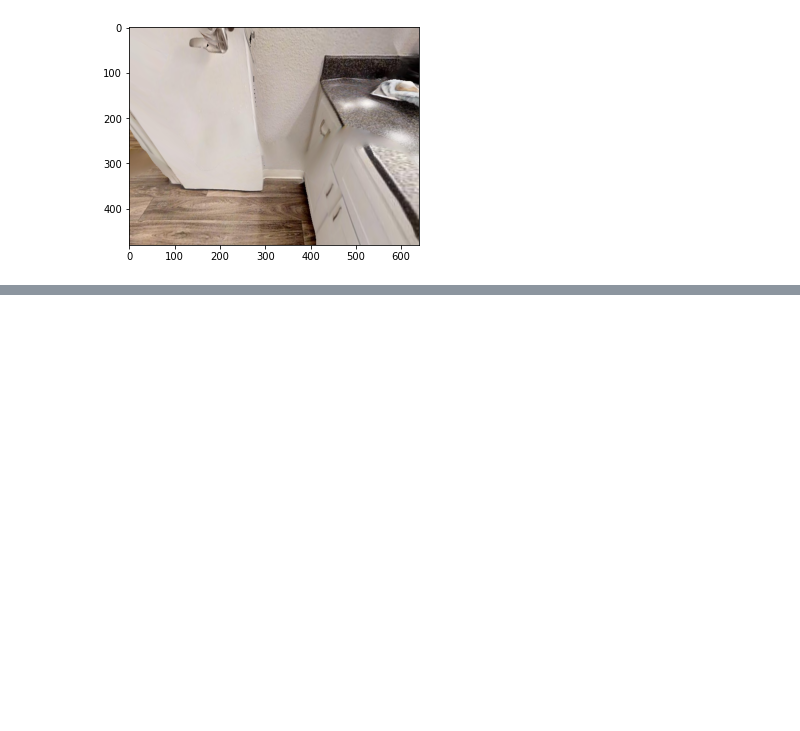
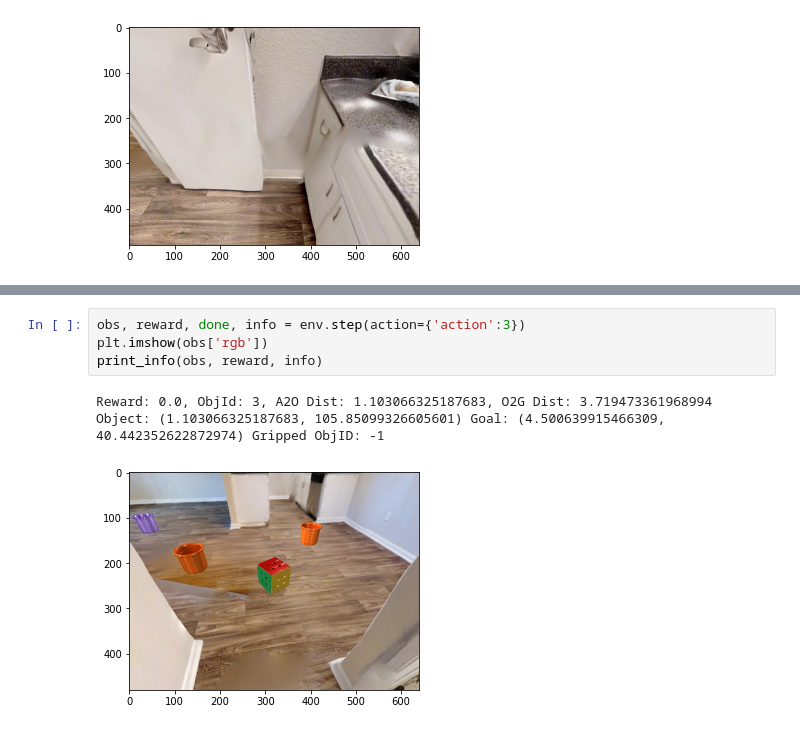
Before and after one commit to dexter1691/habitat-api, a Jupyter notebook: notebooks/test_rl_env.ipynb, the cells around one changed output, grey strips where cells are left out. Saved outputs shown, nothing was run; the diff lists cells and outputs as text; blank space fills up the shorter version.

```diff
--- a/notebooks/test_rl_env.ipynb
+++ b/notebooks/test_rl_env.ipynb
@@ -122,0 +120,7 @@ info
+# %%
+obs, reward, done, info = env.step(action={'action':3})
+plt.imshow(obs['rgb'])
+print_info(obs, reward, info)
+# %% [output]
+Reward: 0.0, ObjId: 3, A2O Dist: 1.103066325187683, O2G Dist: 3.719473361968994 Object: (1.103066325187683, 105.85099326605601) Goal: (4.500639915466309, 40.442352622872974) Gripped ObjID: -1
+[figure, added]
```
Also changed, not shown: parts of 11 cells of this notebook, 5 other files.
